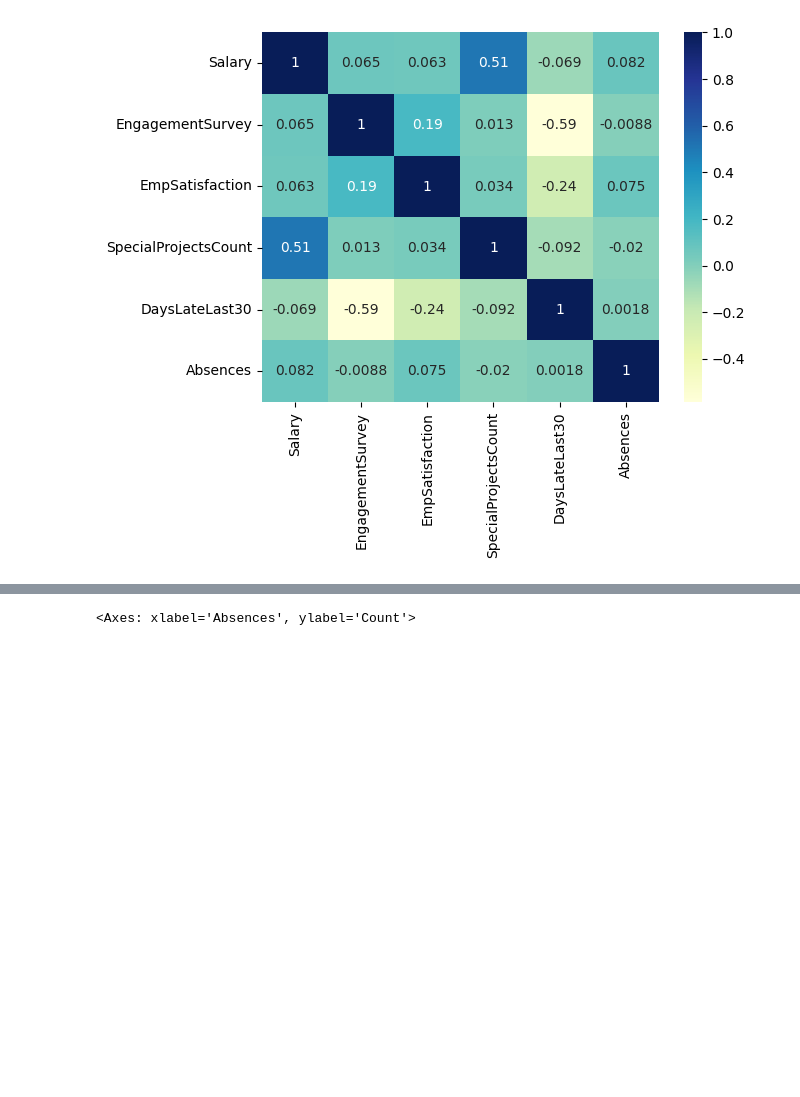
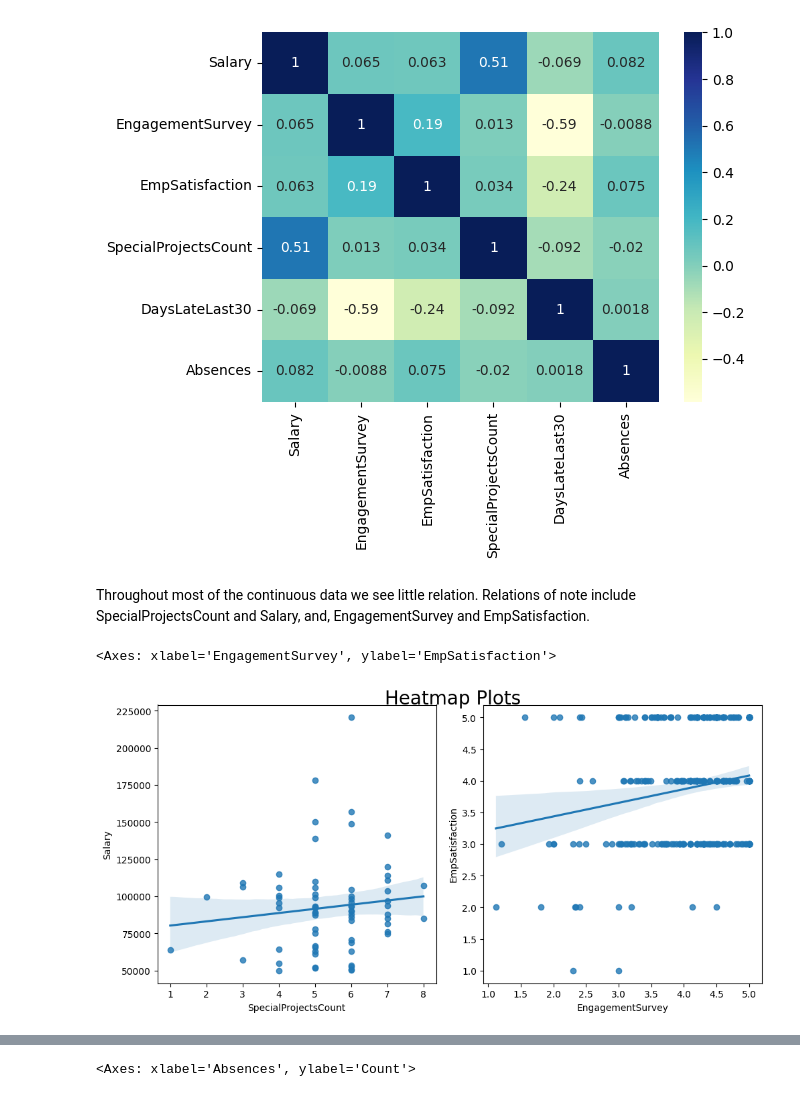
Before and after one commit to oscarbowie/OESON_Project_2, a Jupyter notebook: OESON_Project_2.ipynb, the cells around one changed output, grey strips where cells are left out. Saved outputs shown, nothing was run; the diff lists cells and outputs as text; code cells hidden in the pictures; blank space fills up the shorter version.

```diff
--- a/OESON_Project_2.ipynb
+++ b/OESON_Project_2.ipynb
@@ -43,3 +43,15 @@ sns.heatmap(d.corr(), cmap="YlGnBu", annot=True)
 # %% [output]
 <Axes: >
 [figure]
+# %% [markdown]
+Throughout most of the continuous data we see little relation. Relations of note include SpecialProjectsCount and Salary, and, EngagementSurvey and EmpSatisfaction.
+# %%
+fig, ax = plt.subplots(1,2,  figsize=(10, 5))
+fig.tight_layout(pad=2)
+fig.suptitle('Heatmap Plots', fontsize=20)
+d = df[df['SpecialProjectsCount'] != 0]
+sns.regplot(data=d, ax=ax[0], x='SpecialProjectsCount', y='Salary')
+sns.regplot(data=df, ax=ax[1], x='EngagementSurvey', y='EmpSatisfaction')
+# %% [output]
+<Axes: xlabel='EngagementSurvey', ylabel='EmpSatisfaction'>
+[figure, added]
```
Also changed, not shown: parts of 10 cells of this notebook.
